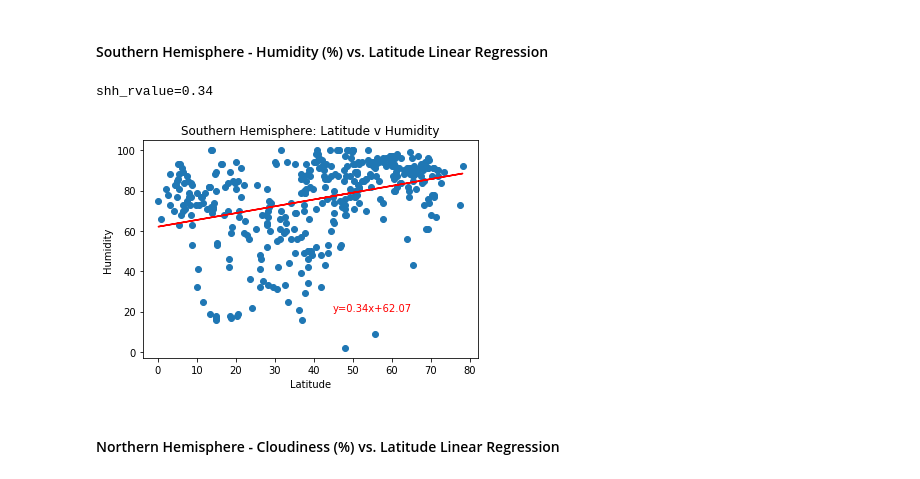
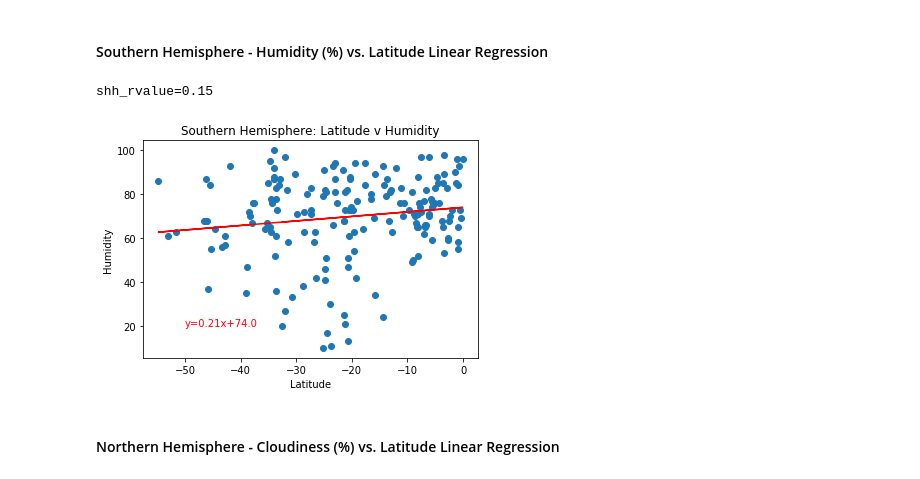
Before and after one commit to gabrielmacey/python_api_challenge, a Jupyter notebook: WeatherPy/WeatherPy.ipynb, the cells around one changed output. Saved outputs shown, nothing was run; the diff lists cells and outputs as text; code cells hidden in the pictures.

```diff
--- a/WeatherPy/WeatherPy.ipynb
+++ b/WeatherPy/WeatherPy.ipynb
@@ -317,22 +325,22 @@ nhh_rvalue=0.34
 # %% [markdown]
 ####  Southern Hemisphere - Humidity (%) vs. Latitude Linear Regression
 # %%
-shh_x_value = northern_data["Latitude"]
-shh_y_value = northern_data["Humidity"]
+shh_x_value =southern_data["Latitude"]
+shh_y_value = southern_data["Humidity"]
 (shh_slope, shh_intercept, shh_rvalue, shh_pvalue, shh_stderr)=linregress(shh_x_value,shh_y_value)
 shh_regress_value = shh_x_value * shh_slope + shh_intercept
 shh_line_eq = "y=" + str(round(shh_slope,2)) + "x+" + str(round(shh_intercept,2))
 plt.scatter(shh_x_value,shh_y_value)
 plt.plot(shh_x_value, shh_regress_value, "r-")
-plt.annotate(shh_line_eq,(45,20), color="red")
+plt.annotate(shh_line_eq,(-50,20), color="red")
 plt.title("Southern Hemisphere: Latitude v Humidity")
 plt.xlabel("Latitude")
 plt.ylabel("Humidity")
 print(f"shh_rvalue={round(shh_rvalue,2)}")
 plt.savefig("Southern_Hemisphere_Hum_v_Lat.png")
 plt.show()
 # %% [output]
-shh_rvalue=0.34
+shh_rvalue=0.15
-[figure, old version]
+[figure, new version]
 # %% [markdown]
 ####  Northern Hemisphere - Cloudiness (%) vs. Latitude Linear Regression
```
Also changed, not shown: parts of 3 cells of this notebook, 3 other files.
